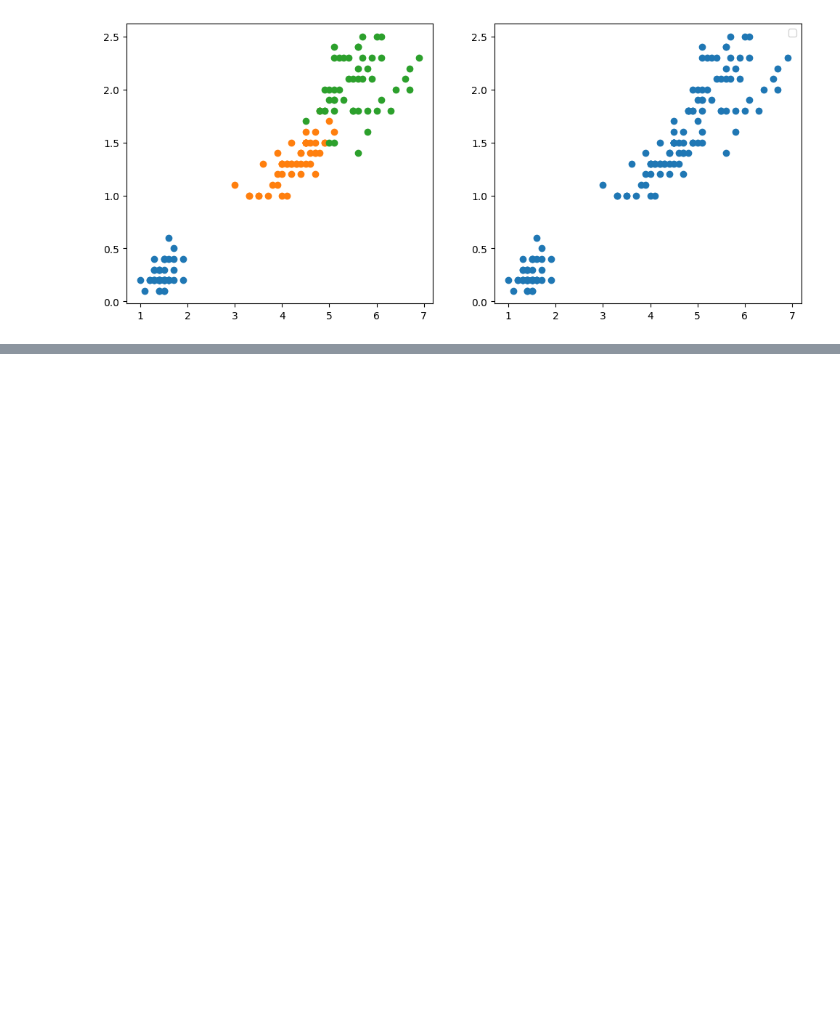
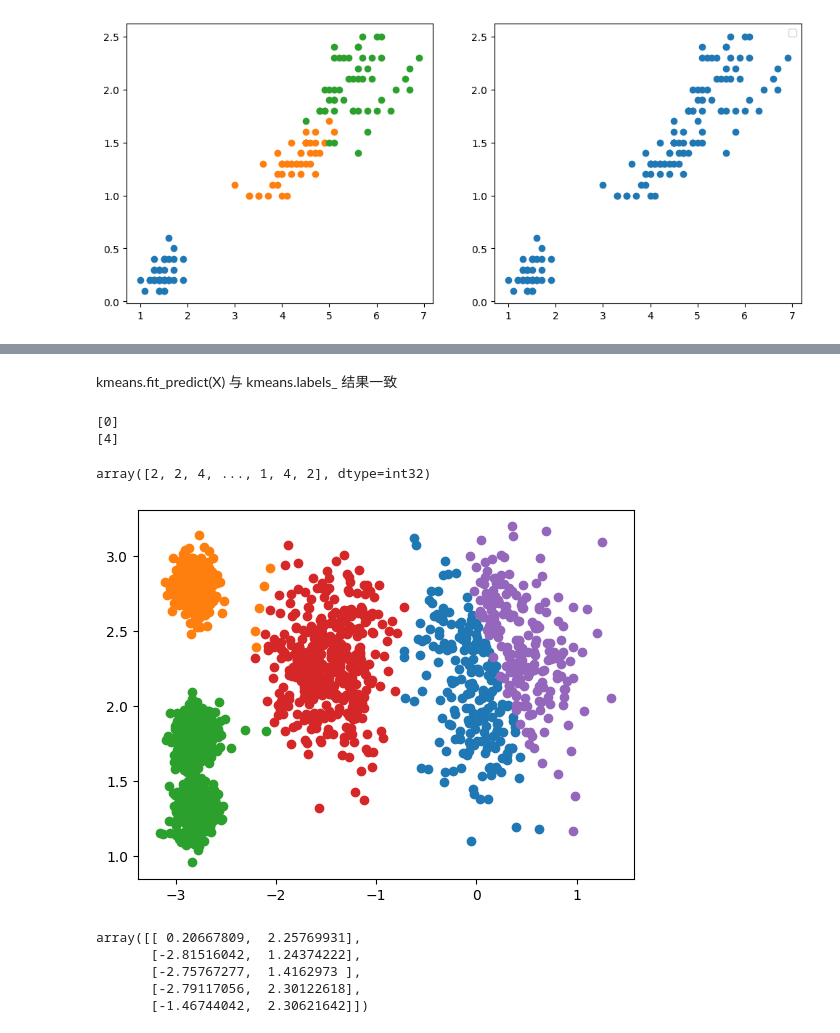
Before and after one commit to zwd1224/machine_learning_practice, a Jupyter notebook: 机器学习/聚类/k_means.ipynb, the cells around one changed output, grey strips where cells are left out. Saved outputs shown, nothing was run; the diff lists cells and outputs as text; code cells hidden in the pictures; blank space fills up the shorter version.

```diff
--- a/机器学习/聚类/k_means.ipynb
+++ b/机器学习/聚类/k_means.ipynb
@@ -145,0 +172,33 @@ plt.legend()
+# %%
+from sklearn.cluster import KMeans , DBSCAN
+num_clusters = 5
+# random_state 控制质心初始化的随机数生成的,控制初始化过程的随机性，确保结果可复现。
+# 增大 n_init 参数（默认为10），让算法尝试多次初始化并选择最优解
+# KMeans假设簇是凸形且方差相近，若数据不满足（如标准差差异大、簇重叠），即使固定 random_state，聚类效果仍可能不佳。
+# 即使固定 random_state，聚类效果仍可能不佳。
+kmeans = KMeans(n_clusters=num_clusters,random_state=42)
+# %% [markdown]
+kmeans.fit_predict(X) 与 kmeans.labels_ 结果一致
+# %%
+y_pred = kmeans.fit_predict(X)
+y1 = kmeans.predict([[0,2]])
+y2 = kmeans.predict([[1,2]])
+print(y1)
+print(y2)
+# %% [output]
+[0]
+[4]
+# %%
+kmeans.labels_ # 聚类标签
+# %% [output]
+array([2, 2, 4, ..., 1, 4, 2], dtype=int32)
+# %%
+# TODO 绘制上图的预测结果
+for cluster in range(num_clusters):
+    plt.scatter(X[:,0][y_pred == cluster],X[:,1][y_pred == cluster])
+plt.show()
+# 可视化没问题，k_means分类结果正是如此,random_state=42（42宇宙所有问题的答案）,当random_state=1时效果好
+# 生成的数据中前两个簇的标准差较大（0.4 和 0.3），而后三个簇的标准差很小（0.1）。
+# KMeans 假设簇是凸形且方差相近，若某些簇分布范围较广（标准差大），可能会导致聚类中心偏移或错误分割。
+# %% [output]
+[figure, added]
@@ -145,0 +217,8 @@ plt.legend()
+# %%
+iter1.cluster_centers_  # 聚类中心
+# %% [output]
+array([[ 0.20667809,  2.25769931],
+       [-2.81516042,  1.24374222],
+       [-2.75767277,  1.4162973 ],
+       [-2.79117056,  2.30122618],
+       [-1.46744042,  2.30621642]])
```
Also changed, not shown: parts of 7 cells of this notebook, 1 other file.
